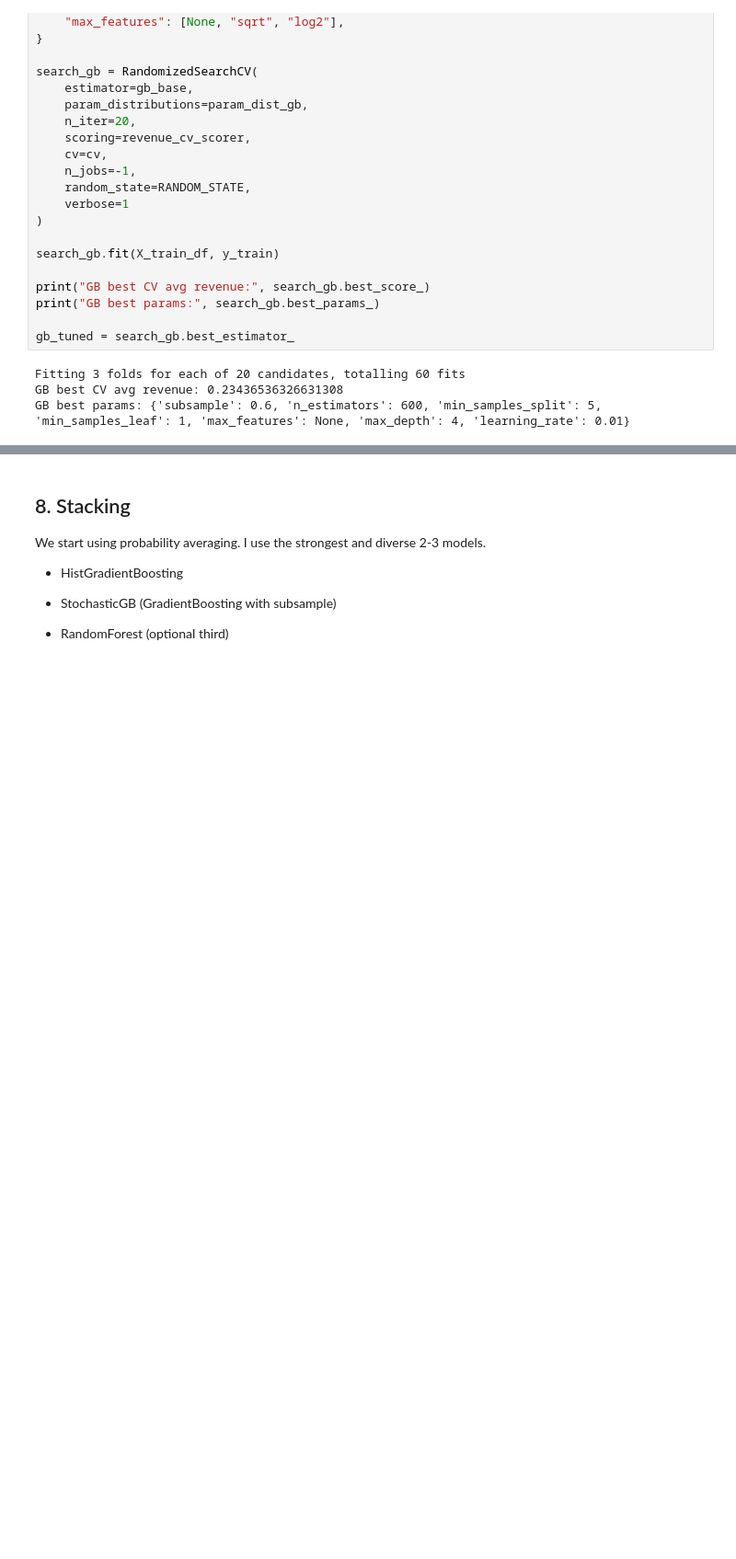
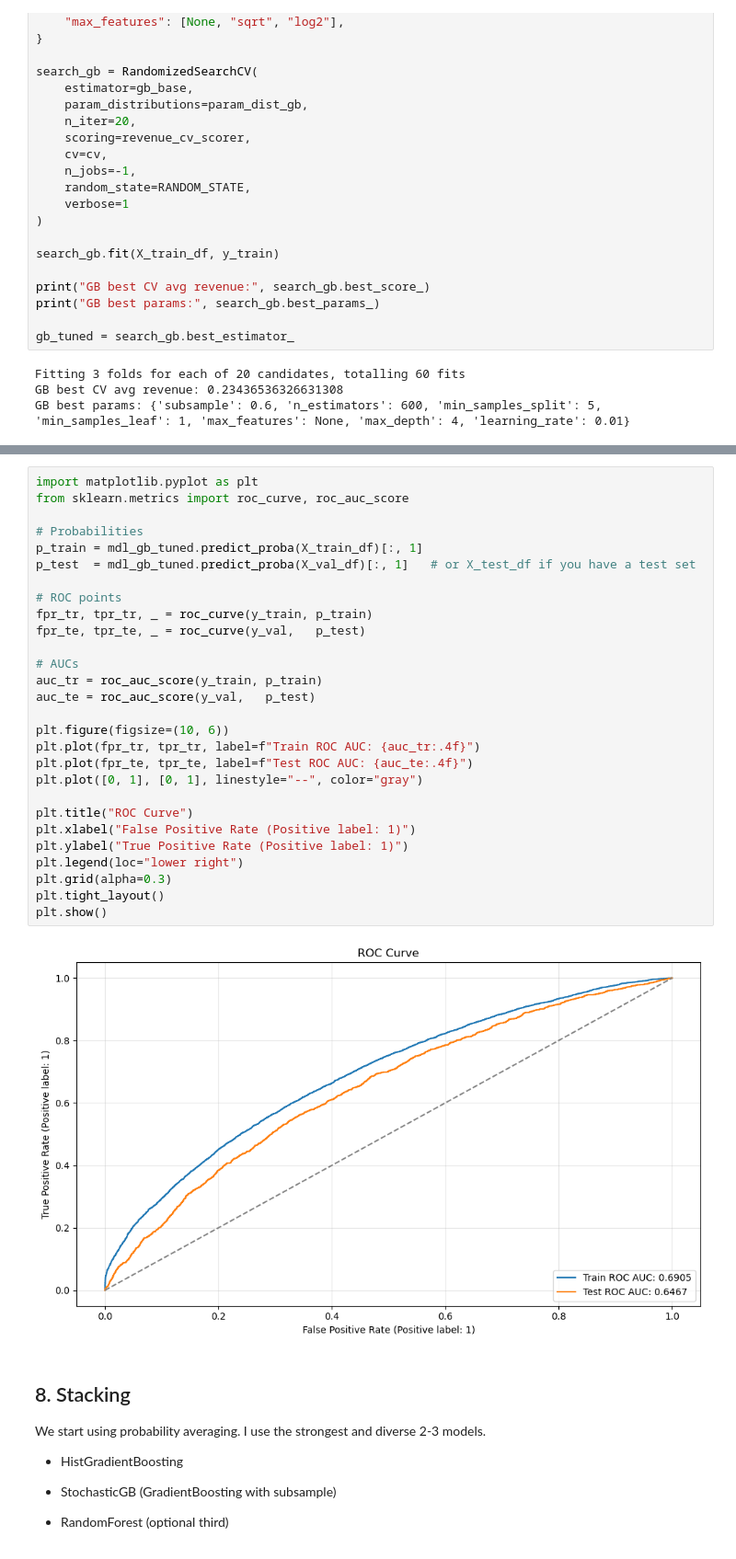
Before and after one commit to ungeralexan/ml_assignment, a Jupyter notebook: stand_safe_06_01/final submission.ipynb, the cells around one changed output, grey strips where cells are left out. Shown at 92% size. Cells and saved outputs as stored; diff of their text form; blank space fills up the shorter version.

```diff
--- a/stand_safe_06_01/project_franzi.ipynb
+++ b/stand_safe_06_01/final submission.ipynb
@@ -1985,6 +1992,36 @@ weighted avg       0.75      0.66      0.69      8107
 [figure]
 [figure]
 [figure]
+# %%
+import matplotlib.pyplot as plt
+from sklearn.metrics import roc_curve, roc_auc_score
+
+# Probabilities
+p_train = mdl_gb_tuned.predict_proba(X_train_df)[:, 1]
+p_test  = mdl_gb_tuned.predict_proba(X_val_df)[:, 1]   # or X_test_df if you have a test set
+
+# ROC points
+fpr_tr, tpr_tr, _ = roc_curve(y_train, p_train)
+fpr_te, tpr_te, _ = roc_curve(y_val,   p_test)
+
+# AUCs
+auc_tr = roc_auc_score(y_train, p_train)
+auc_te = roc_auc_score(y_val,   p_test)
+
+plt.figure(figsize=(10, 6))
+plt.plot(fpr_tr, tpr_tr, label=f"Train ROC AUC: {auc_tr:.4f}")
+plt.plot(fpr_te, tpr_te, label=f"Test ROC AUC: {auc_te:.4f}")
+plt.plot([0, 1], [0, 1], linestyle="--", color="gray")
+
+plt.title("ROC Curve")
+plt.xlabel("False Positive Rate (Positive label: 1)")
+plt.ylabel("True Positive Rate (Positive label: 1)")
+plt.legend(loc="lower right")
+plt.grid(alpha=0.3)
+plt.tight_layout()
+plt.show()
+# %% [output]
+[figure, added]
 # %% [markdown]
 ## 8. Stacking
 
```
Also changed, not shown: parts of 5 cells of this notebook, 4 other files.
